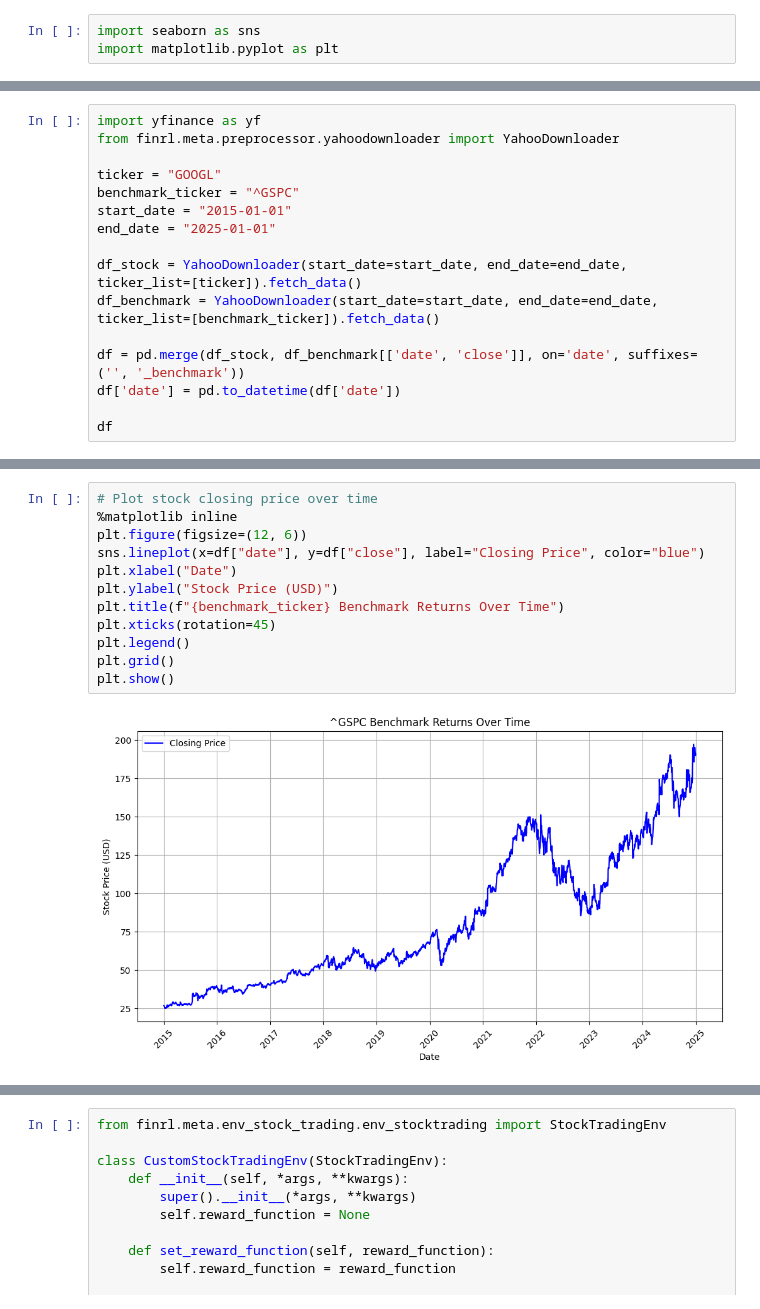
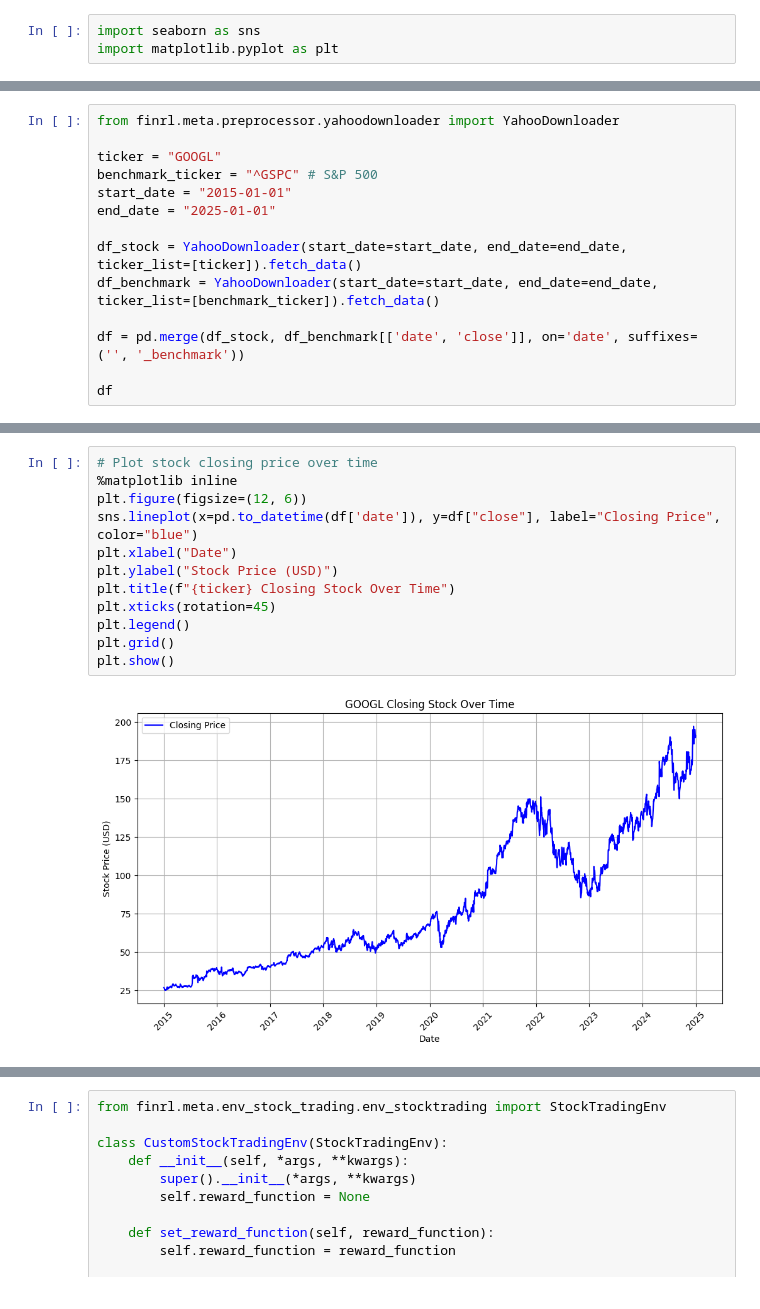
Before and after one commit to UditanshSri/RLTradingAgent, a Jupyter notebook: finrlstock.ipynb, the cells around one changed output, grey strips where cells are left out. Cells and saved outputs as stored; diff of their text form.

```diff
--- a/finrlstock.ipynb
+++ b/finrlstock.ipynb
@@ -44,11 +44,10 @@ Downloading FinRL-0.3.7-py3-none-any.whl (127 kB)
 Installing collected packages: finrl
 Successfully installed finrl-0.3.7
 # %%
-import yfinance as yf
 from finrl.meta.preprocessor.yahoodownloader import YahooDownloader
 
 ticker = "GOOGL"
-benchmark_ticker = "^GSPC"
+benchmark_ticker = "^GSPC" # S&P 500
 start_date = "2015-01-01"
 end_date = "2025-01-01"
 
@@ -56,7 +55,6 @@ df_stock = YahooDownloader(start_date=start_date, end_date=end_date, ticker_list
 df_benchmark = YahooDownloader(start_date=start_date, end_date=end_date, ticker_list=[benchmark_ticker]).fetch_data()
 
 df = pd.merge(df_stock, df_benchmark[['date', 'close']], on='date', suffixes=('', '_benchmark'))
-df['date'] = pd.to_datetime(df['date'])
 
 df
 # %% [output]
@@ -80,17 +78,17 @@ Shape of DataFrame:  (2516, 8)
 # %%
 # Plot stock closing price over time
 %matplotlib inline
 plt.figure(figsize=(12, 6))
-sns.lineplot(x=df["date"], y=df["close"], label="Closing Price", color="blue")
+sns.lineplot(x=pd.to_datetime(df['date']), y=df["close"], label="Closing Price", color="blue")
 plt.xlabel("Date")
 plt.ylabel("Stock Price (USD)")
-plt.title(f"{benchmark_ticker} Benchmark Returns Over Time")
+plt.title(f"{ticker} Closing Stock Over Time")
 plt.xticks(rotation=45)
 plt.legend()
 plt.grid()
 plt.show()
 # %% [output]
-[figure, old version]
+[figure, new version]
 # %%
 # Plot benchmark data over time
 %matplotlib inline
```
Also changed, not shown: parts of 10 cells of this notebook.
